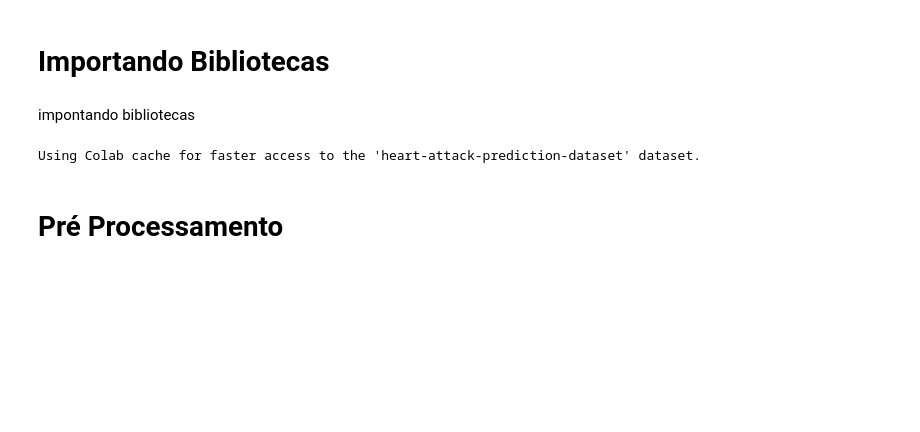
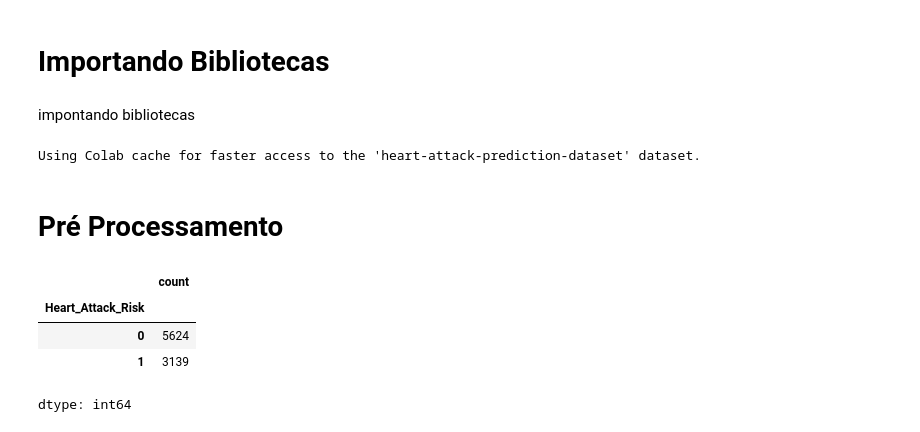
Before and after one commit to ClassNeuralNetwork/Classification-Heart-Attack-Risk-Prediction, a Jupyter notebook: Heart_Attack_Risk_Prediction_Dataset.ipynb, the cells around one changed output. Drawn from its saved outputs; the diff is of its cells as text; code cells hidden in the pictures; blank space fills up the shorter version.

```diff
--- a/Heart_Attack_Risk_Prediction_Dataset.ipynb
+++ b/Heart_Attack_Risk_Prediction_Dataset.ipynb
@@ -95,6 +109,14 @@ def build_optimized_model(input_shape):
     return model
 
 model = build_optimized_model(X_train.shape[1])
+# %%
+df_model['Heart_Attack_Risk'].value_counts()
+# %% [output]
+|  | count |
+| Heart_Attack_Risk |  |
+| 0 | 5624 |
+| 1 | 3139 |
+dtype: int64
 # %%
 #treinamento ultilizando earlystopping para impedir o overfitting
 
```
Also changed, not shown: parts of 6 cells of this notebook.
